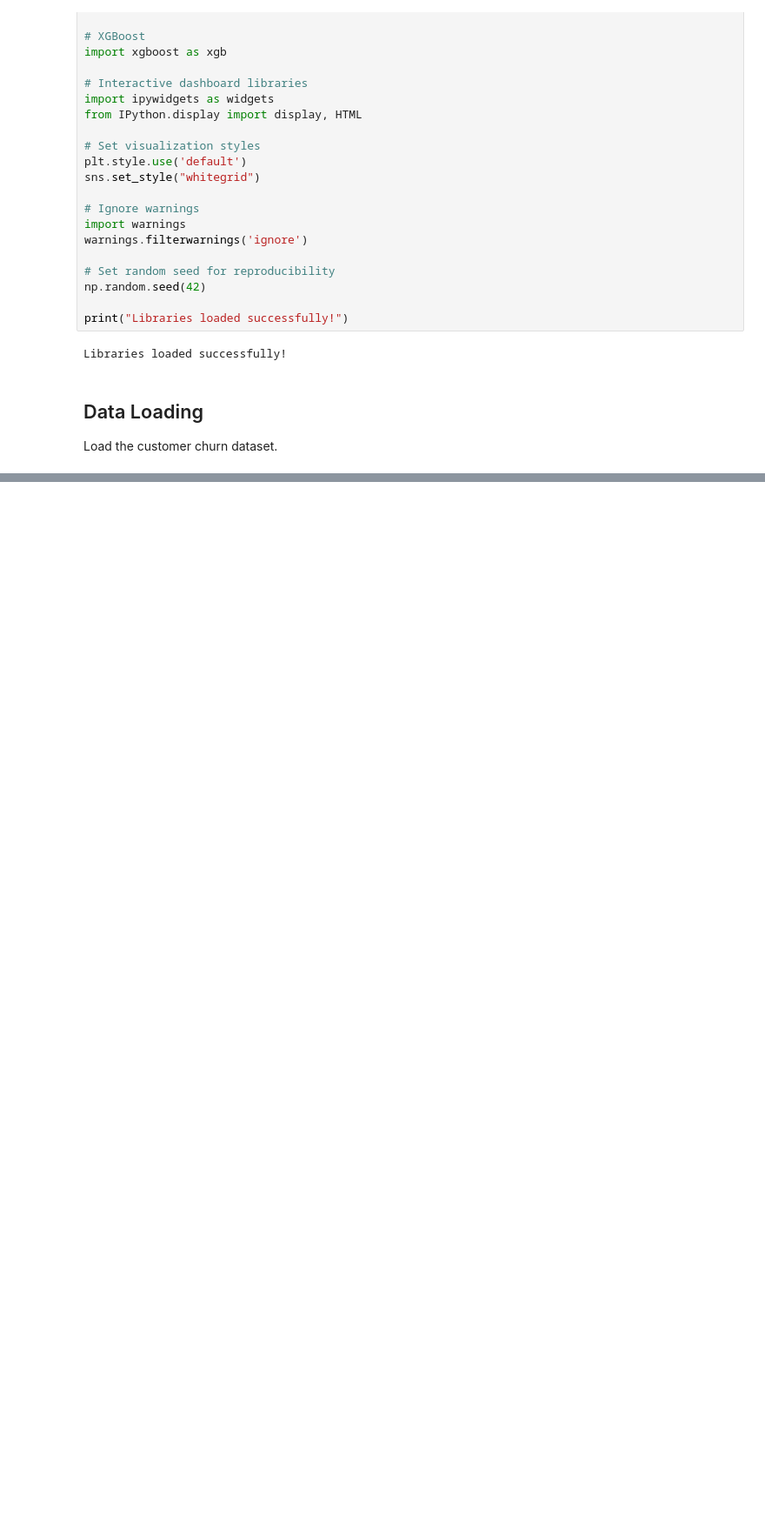
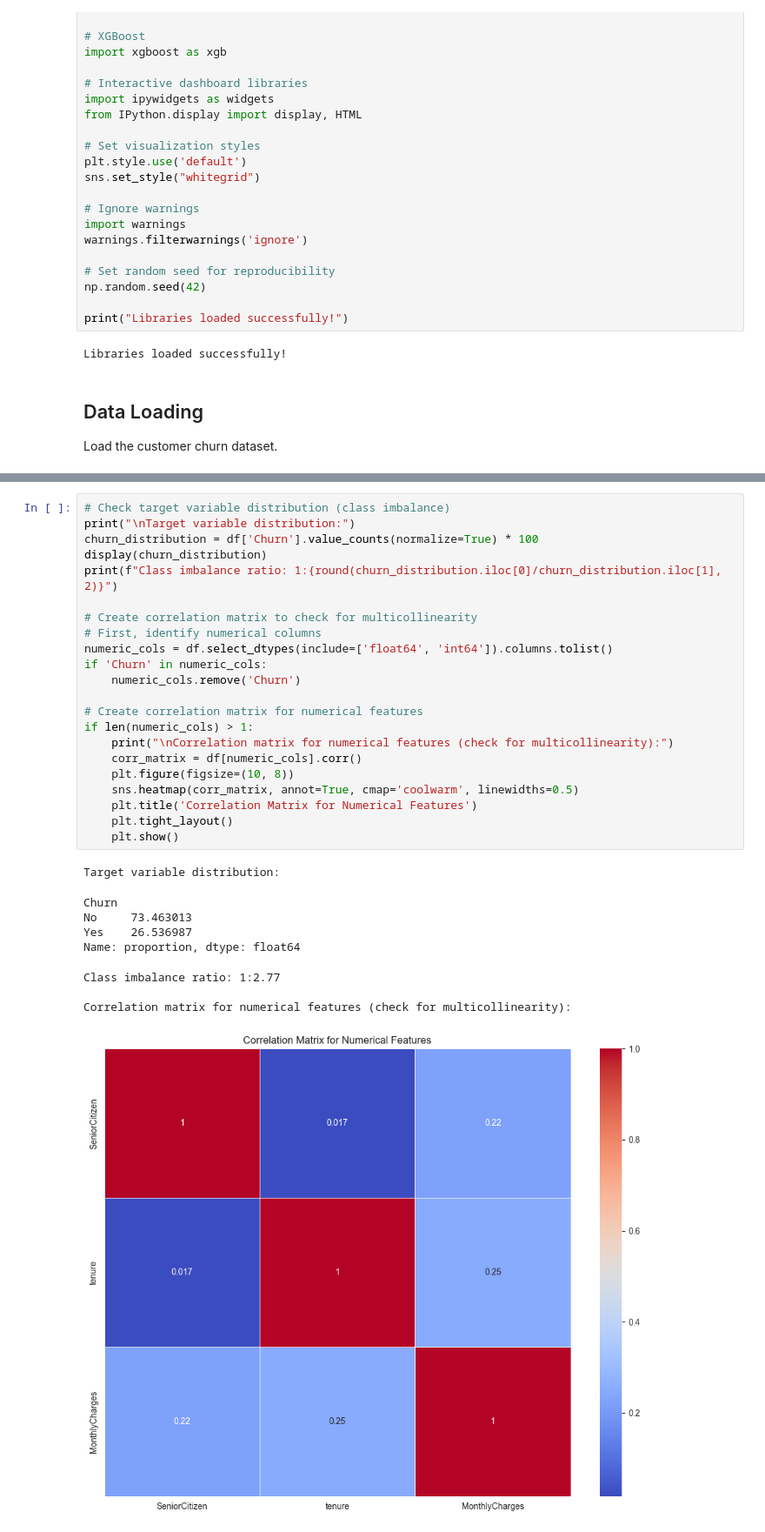
Before and after one commit to calv4in/customer-churn, a Jupyter notebook: customer_churn_analysis.ipynb, the cells around one changed output, grey strips where cells are left out. Shown at 87% size. Drawn from its saved outputs; the diff is of its cells as text; blank space fills up the shorter version.

Commit message:
Update customer churn analysis notebook with EDA

```diff
--- a/customer_churn_analysis.ipynb
+++ b/customer_churn_analysis.ipynb
@@ -179,0 +179,32 @@ Explore the dataset to understand its structure and identify patterns.
+# %%
+# Check target variable distribution (class imbalance)
+print("\nTarget variable distribution:")
+churn_distribution = df['Churn'].value_counts(normalize=True) * 100
+display(churn_distribution)
+print(f"Class imbalance ratio: 1:{round(churn_distribution.iloc[0]/churn_distribution.iloc[1], 2)}")
+
+# Create correlation matrix to check for multicollinearity
+# First, identify numerical columns
+numeric_cols = df.select_dtypes(include=['float64', 'int64']).columns.tolist()
+if 'Churn' in numeric_cols:
+    numeric_cols.remove('Churn')
+
+# Create correlation matrix for numerical features
+if len(numeric_cols) > 1:
+    print("\nCorrelation matrix for numerical features (check for multicollinearity):")
+    corr_matrix = df[numeric_cols].corr()
+    plt.figure(figsize=(10, 8))
+    sns.heatmap(corr_matrix, annot=True, cmap='coolwarm', linewidths=0.5)
+    plt.title('Correlation Matrix for Numerical Features')
+    plt.tight_layout()
+    plt.show()
+# %% [output]
+Target variable distribution:
+Churn
+No     73.463013
+Yes    26.536987
+Name: proportion, dtype: float64
+Class imbalance ratio: 1:2.77
+
+Correlation matrix for numerical features (check for multicollinearity):
+[figure, added]
```
Also changed, not shown: parts of 10 cells of this notebook.
